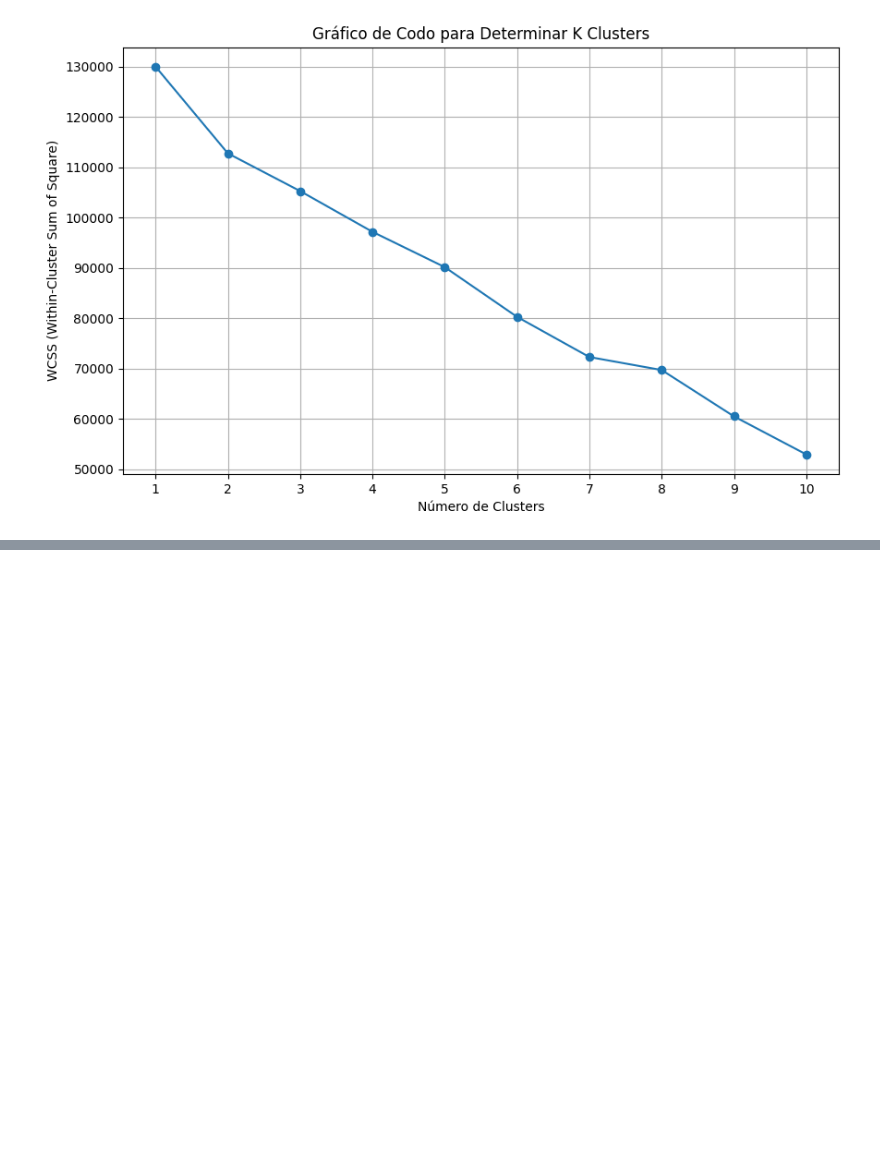
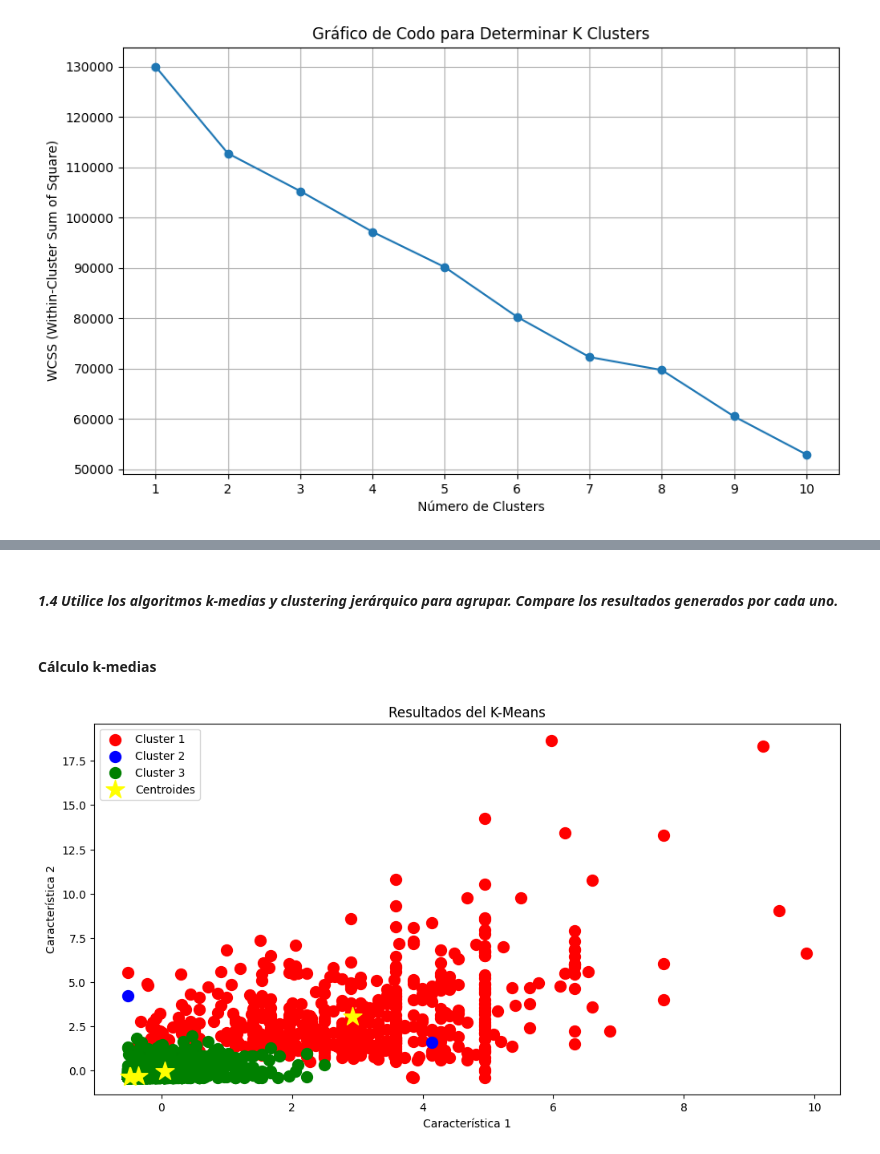
Before and after one commit to lemoonchild/Clustering-APriori-PCA, a Jupyter notebook: Clustering.ipynb, the cells around one changed output, grey strips where cells are left out. Saved outputs shown, nothing was run; the diff lists cells and outputs as text; code cells hidden in the pictures; blank space fills up the shorter version.

```diff
--- a/Clustering.ipynb
+++ b/Clustering.ipynb
@@ -160,0 +203,25 @@ plt.show()
+# %% [markdown]
+#### _1.4 Utilice los algoritmos k-medias y clustering jerárquico para agrupar. Compare los resultados generados por cada uno._
+# %% [markdown]
+#### Cálculo k-medias
+# %%
+# Asumiendo que X_scale es tu dataset normalizado
+km = KMeans(n_clusters=5, random_state=42)
+especies_km = km.fit_predict(X_scale)
+
+# Centroides de los clusters
+centroides = km.cluster_centers_
+
+# Visualización de los resultados de K-Means
+plt.figure(figsize=(12, 6))
+plt.scatter(X_scale[especies_km == 0, 0], X_scale[especies_km == 0, 1], s=100, c='red', label="Cluster 1")
+plt.scatter(X_scale[especies_km == 1, 0], X_scale[especies_km == 1, 1], s=100, c='blue', label="Cluster 2")
+plt.scatter(X_scale[especies_km == 2, 0], X_scale[especies_km == 2, 1], s=100, c='green', label="Cluster 3")
+plt.scatter(centroides[:, 0], centroides[:, 1], s=300, c="yellow", marker="*", label="Centroides")
+plt.title("Resultados del K-Means")
+plt.xlabel("Característica 1")
+plt.ylabel("Característica 2")
+plt.legend()
+plt.show()
+# %% [output]
+[figure, added]
```
Also changed, not shown: parts of 8 cells of this notebook.
